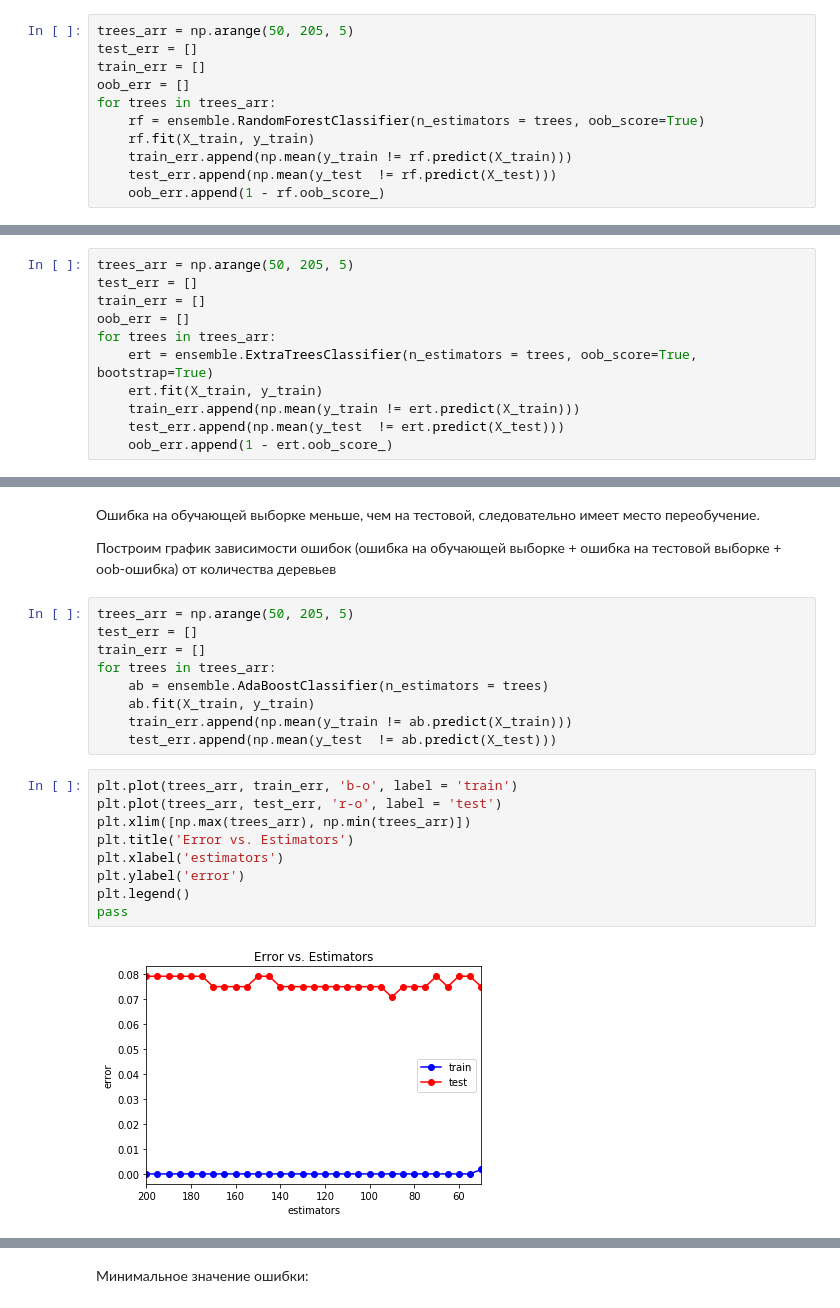
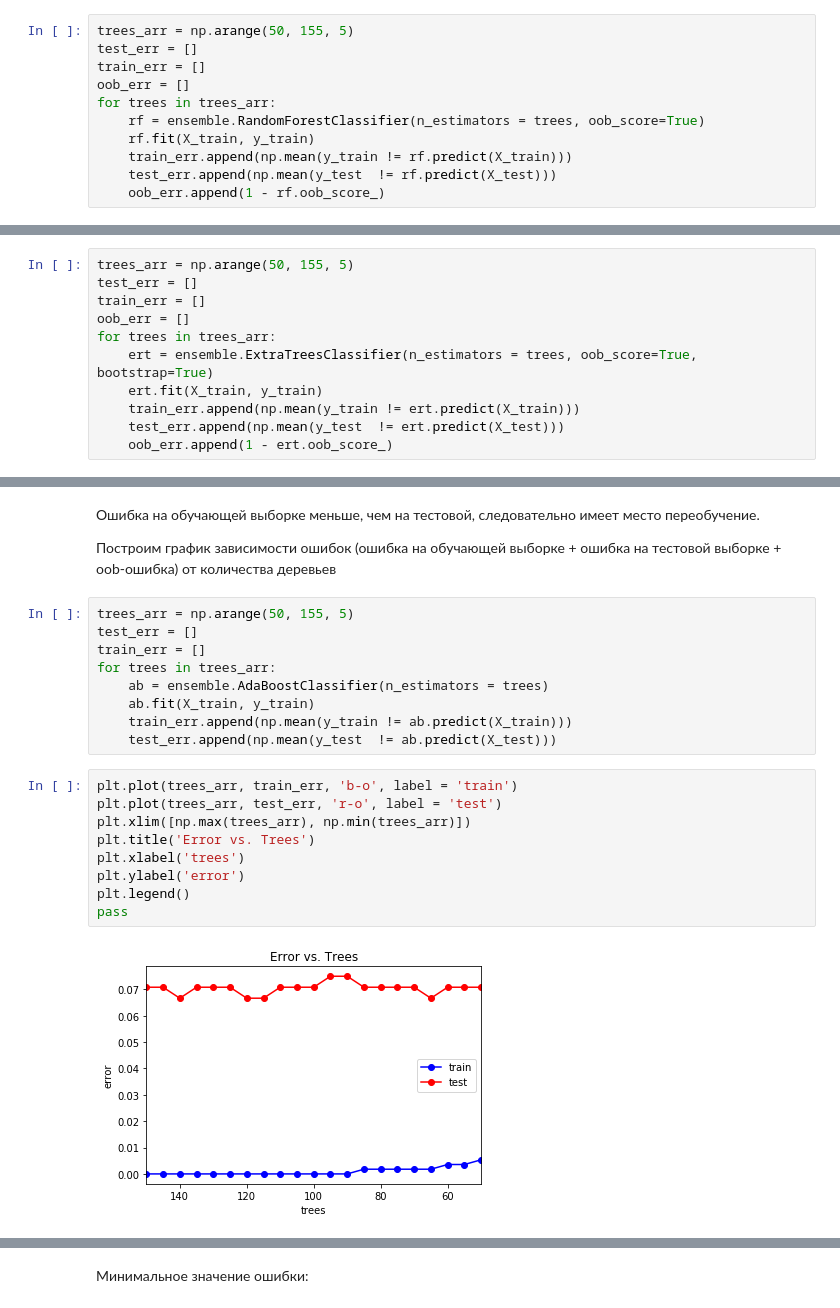
Before and after one commit to nik709/pokemons_data_analysis, a Jupyter notebook: pokemons_classification.ipynb, the cells around one changed output, grey strips where cells are left out. Drawn from its saved outputs; the diff is of its cells as text.

```diff
--- a/pokemons_classification.ipynb
+++ b/pokemons_classification.ipynb
@@ -720,7 +720,7 @@ print(np.mean(y_train != y_train_pred), np.mean(y_test != y_test_pred))
 
 Построим график зависимости ошибок (ошибка на обучающей выборке + ошибка на тестовой выборке + oob-ошибка) от количества деревьев
 # %%
-trees_arr = np.arange(50, 205, 5)
+trees_arr = np.arange(50, 155, 5)
 test_err = []
 train_err = []
 oob_err = []
@@ -807,7 +807,7 @@ print(np.mean(y_train != y_train_pred), np.mean(y_test != y_test_pred))
 
 Построим график зависимости ошибок (ошибка на обучающей выборке + ошибка на тестовой выборке + oob-ошибка) от количества деревьев
 # %%
-trees_arr = np.arange(50, 205, 5)
+trees_arr = np.arange(50, 155, 5)
 test_err = []
 train_err = []
 oob_err = []
@@ -892,7 +892,7 @@ print(np.mean(y_train != y_train_pred), np.mean(y_test != y_test_pred))
 
 Построим график зависимости ошибок (ошибка на обучающей выборке + ошибка на тестовой выборке + oob-ошибка) от количества деревьев
 # %%
-trees_arr = np.arange(50, 205, 5)
+trees_arr = np.arange(50, 155, 5)
 test_err = []
 train_err = []
 for trees in trees_arr:
@@ -903,14 +903,14 @@ for trees in trees_arr:
 # %%
 plt.plot(trees_arr, train_err, 'b-o', label = 'train')
 plt.plot(trees_arr, test_err, 'r-o', label = 'test')
 plt.xlim([np.max(trees_arr), np.min(trees_arr)])
-plt.title('Error vs. Estimators')
-plt.xlabel('estimators')
+plt.title('Error vs. Trees')
+plt.xlabel('trees')
 plt.ylabel('error')
 plt.legend()
 pass
 # %% [output]
-[figure, old version]
+[figure, new version]
 # %%
 print(trees_arr)
 # %% [output]
```
Also changed, not shown: parts of 32 cells of this notebook.
